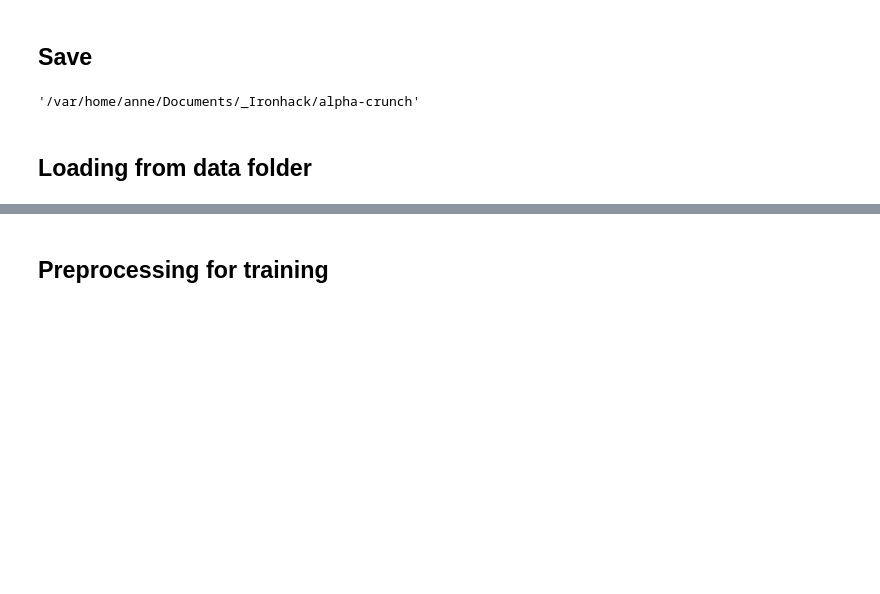
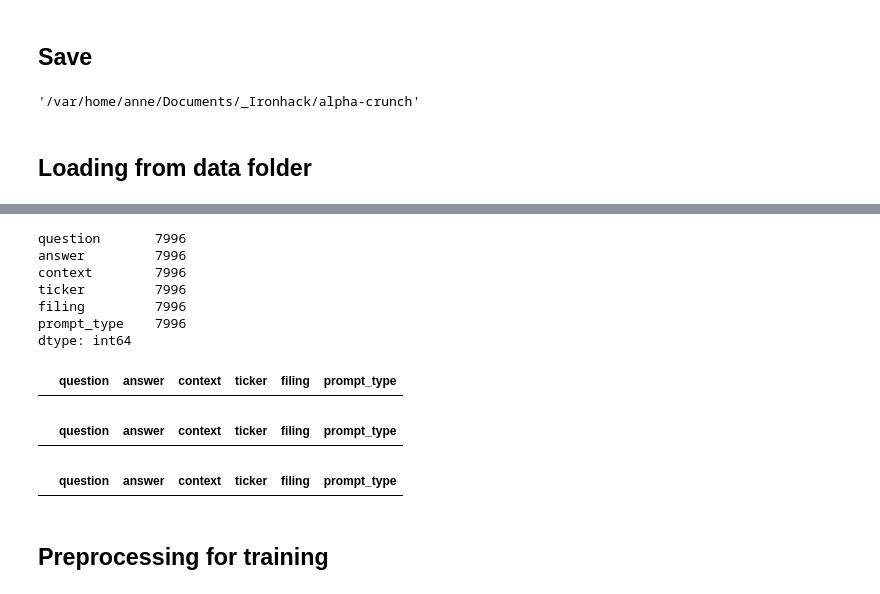
Before and after one commit to coffeedrunkpanda/alpha-crunch, a Jupyter notebook: notebooks/FinanceLLM_dataset.ipynb, the cells around one changed output, grey strips where cells are left out. Drawn from its saved outputs; the diff is of its cells as text; code cells hidden in the pictures; blank space fills up the shorter version.

```diff
--- a/notebooks/FinanceLLM_dataset.ipynb
+++ b/notebooks/FinanceLLM_dataset.ipynb
@@ -139,3 +200,26 @@ train_df_loaded.head()
+# %%
+display(train_df.notnull().sum())
+train_df_loaded[train_df_loaded.isna().any(axis=1)]
+train_df[train_df_loaded.isna().any(axis=1)]
+# %% [output]
+question       7996
+answer         7996
+context        7996
+ticker         7996
+filing         7996
+prompt_type    7996
+dtype: int64
+|  | question | answer | context | ticker | filing | prompt_type |
+# %%
+val_df_loaded = pd.read_csv("../data/fiqa/val_df.csv")
+val_df_loaded[val_df_loaded.isna().any(axis=1)]
+# %% [output]
+|  | question | answer | context | ticker | filing | prompt_type |
+# %%
+test_df_loaded = pd.read_csv("../data/fiqa/test_df.csv")
+test_df_loaded[test_df_loaded.isna().any(axis=1)]
+# %% [output]
+|  | question | answer | context | ticker | filing | prompt_type |
 # %% [markdown]
 ## Preprocessing for training
 # %%
```
Also changed, not shown: parts of 19 cells of this notebook.
